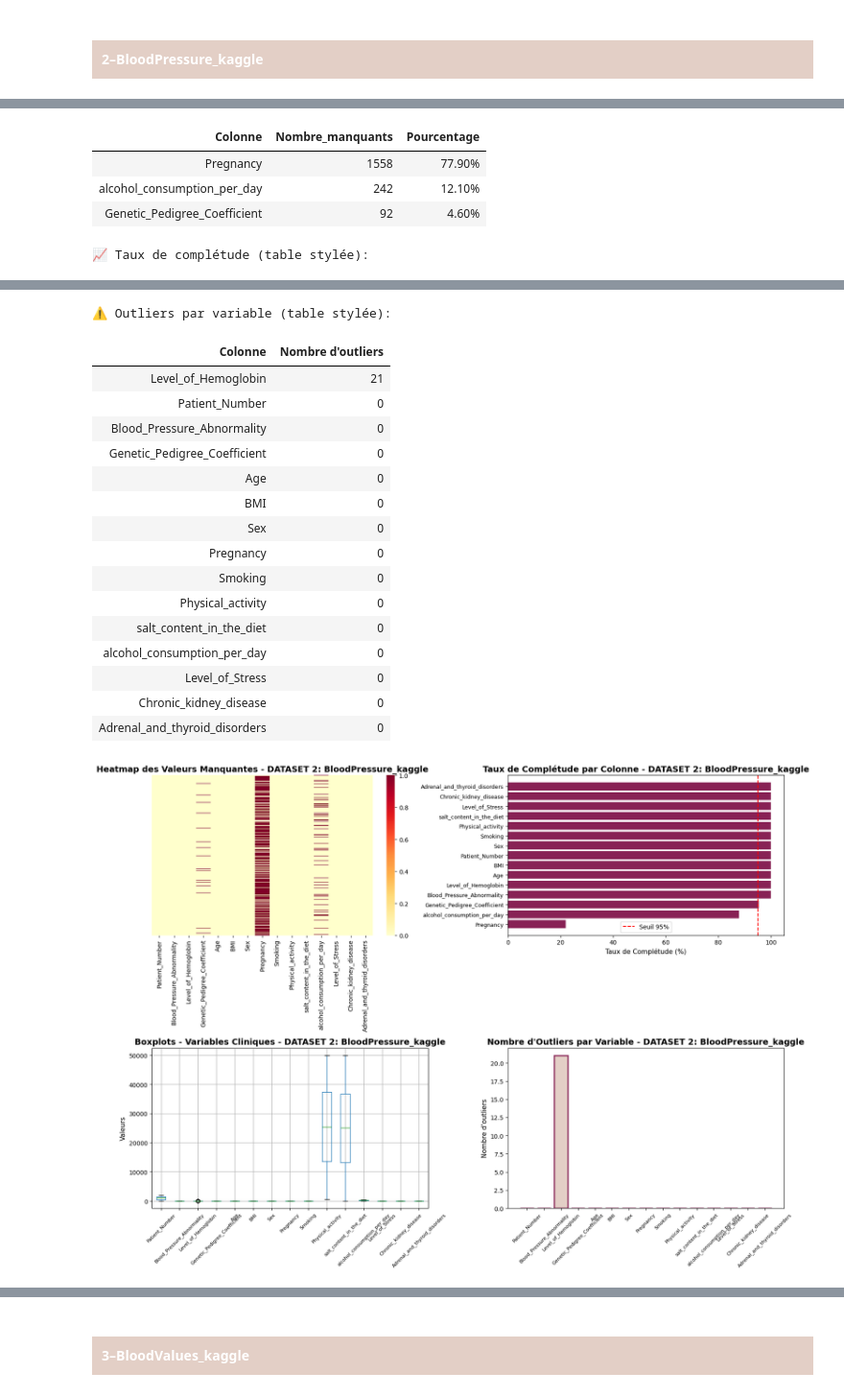
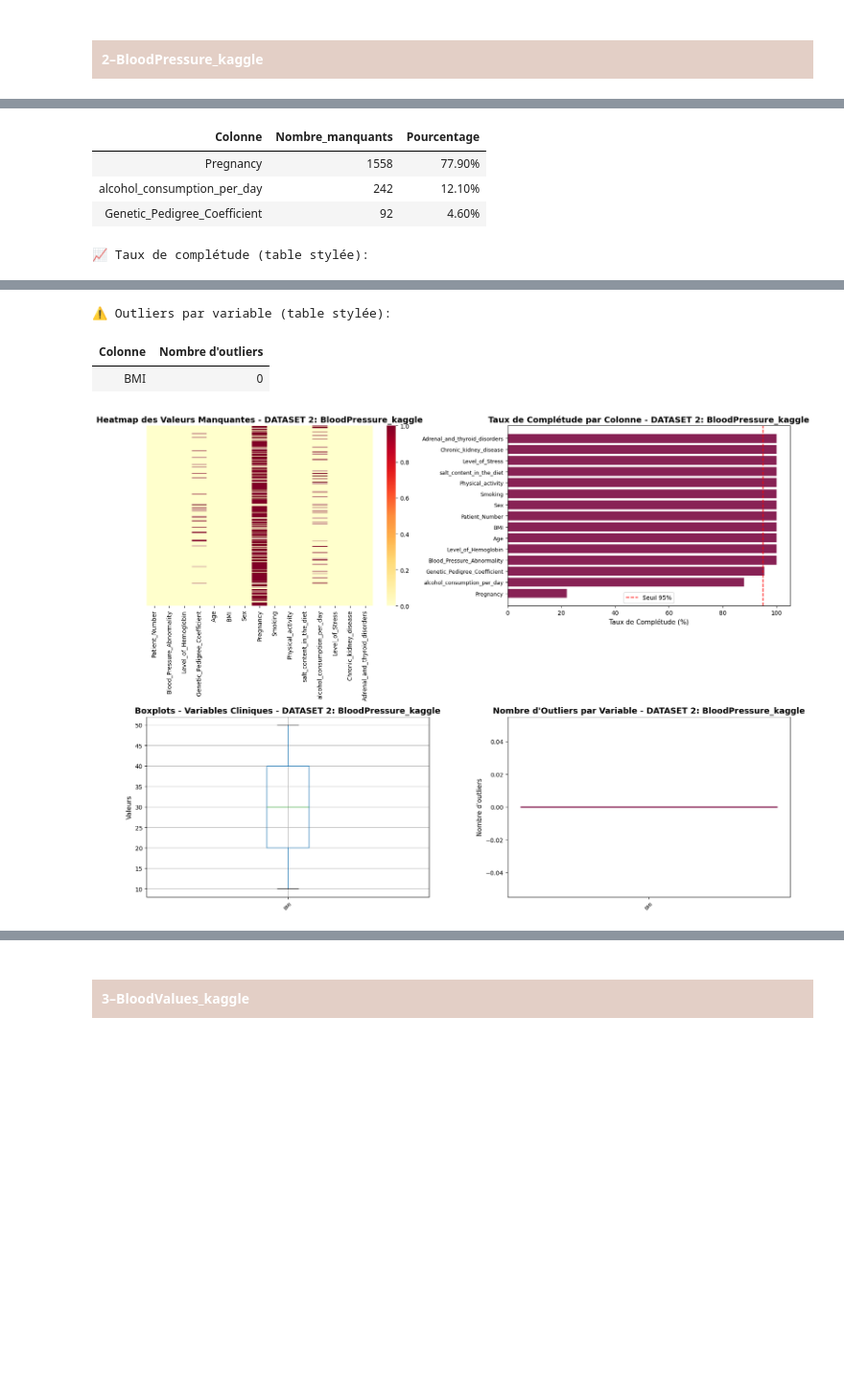
Before and after one commit to lafilledepondy/bloodDataAnalysis, a Jupyter notebook: Aftisse.Ravendirane.2.ipynb, the cells around one changed output, grey strips where cells are left out. Shown at 96% size. Saved outputs shown, nothing was run; the diff lists cells and outputs as text; code cells hidden in the pictures; blank space fills up the shorter version.

```diff
--- a/Aftisse.Ravendirane.2.ipynb
+++ b/Aftisse.Ravendirane.2.ipynb
@@ -965,58 +995,38 @@ Final shape: (4231, 14)
 # %%
-clinical_vars_bp = [
-    'Age', 'BMI', 'Level_of_Hemoglobin',
-    'salt_content_in_the_diet', 'alcohol_consumption_per_day',
-    'Level_of_Stress'
-]
 analyze_dataset_quality(
     BloodPressure_kaggle,
-    # clinical_vars=clinical_vars_bp,
-    clinical_vars=None,  # auto: colonnes numériques
+    clinical_vars=[c for c in df.select_dtypes(include=['number']).columns if df[c].nunique() > 10],
     dataset_name="DATASET 2: BloodPressure_kaggle",
     completeness_threshold=95
 )
 # %% [output]
 ======================================================================
 DATASET 2: BloodPressure_kaggle - Analyse de Qualité
 ======================================================================
 
 ❌ Valeurs manquantes par colonne:
 | Colonne | Nombre_manquants | Pourcentage |
 | Pregnancy | 1558 | 77.90% |
 | alcohol_consumption_per_day | 242 | 12.10% |
 | Genetic_Pedigree_Coefficient | 92 | 4.60% |
 📈 Taux de complétude (table stylée):
 | Colonne | Taux (%) |
 | Pregnancy | 22.10% |
 | alcohol_consumption_per_day | 87.90% |
 | Genetic_Pedigree_Coefficient | 95.40% |
 | Blood_Pressure_Abnormality | 100.00% |
 | Level_of_Hemoglobin | 100.00% |
 | Age | 100.00% |
 | BMI | 100.00% |
 | Patient_Number | 100.00% |
 | Sex | 100.00% |
 | Smoking | 100.00% |
 | Physical_activity | 100.00% |
 | salt_content_in_the_diet | 100.00% |
 | Level_of_Stress | 100.00% |
 | Chronic_kidney_disease | 100.00% |
 | Adrenal_and_thyroid_disorders | 100.00% |
 ⚠️ Outliers par variable (table stylée):
 | Colonne | Nombre d'outliers |
-| Level_of_Hemoglobin | 21 |
-| Patient_Number | 0 |
-| Blood_Pressure_Abnormality | 0 |
-| Genetic_Pedigree_Coefficient | 0 |
-| Age | 0 |
 | BMI | 0 |
-| Sex | 0 |
-| Pregnancy | 0 |
-| Smoking | 0 |
-| Physical_activity | 0 |
-| salt_content_in_the_diet | 0 |
-| alcohol_consumption_per_day | 0 |
-| Level_of_Stress | 0 |
-| Chronic_kidney_disease | 0 |
-| Adrenal_and_thyroid_disorders | 0 |
-[figure, old version]
+[figure, new version]
```
Also changed, not shown: parts of 15 cells of this notebook.
